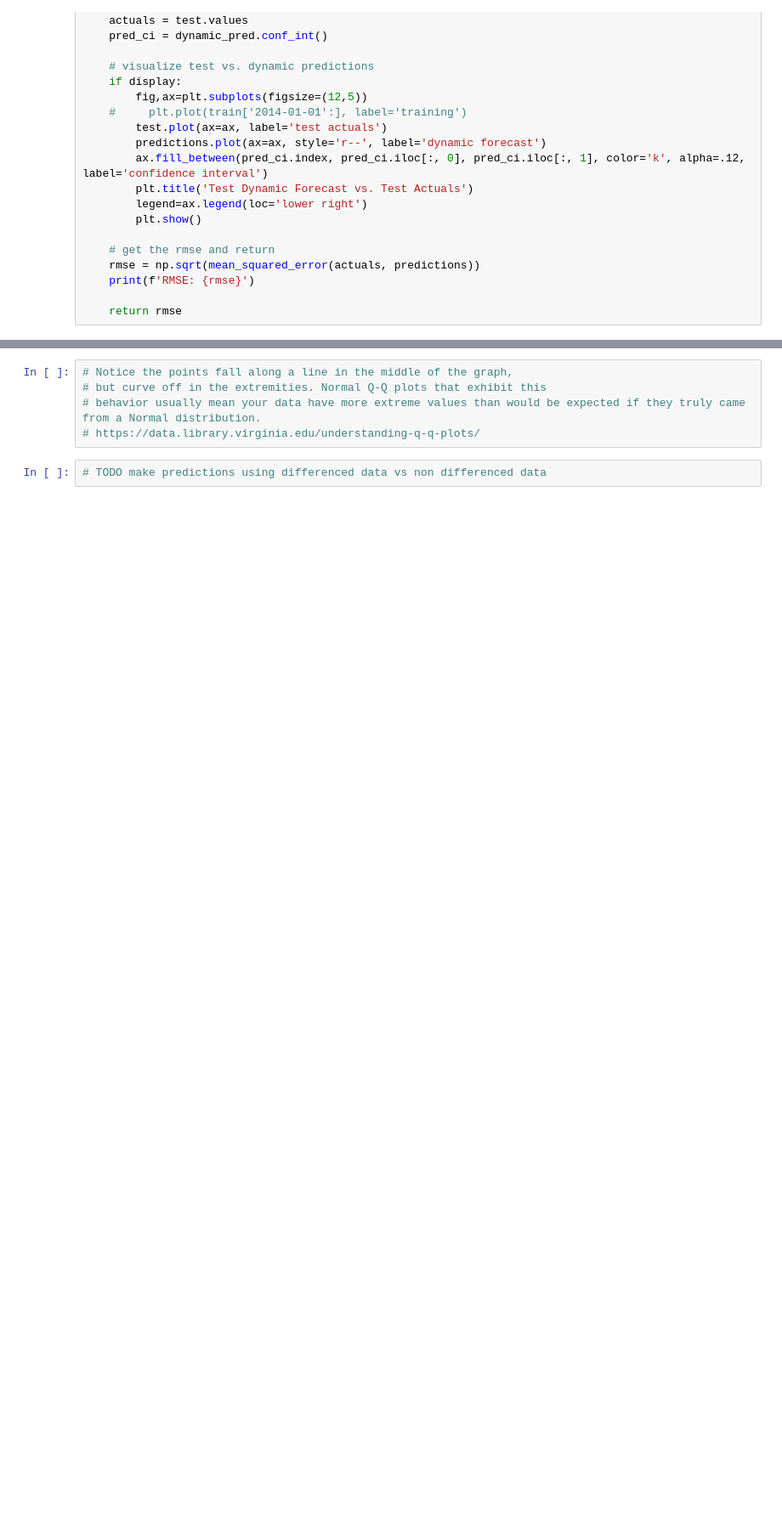
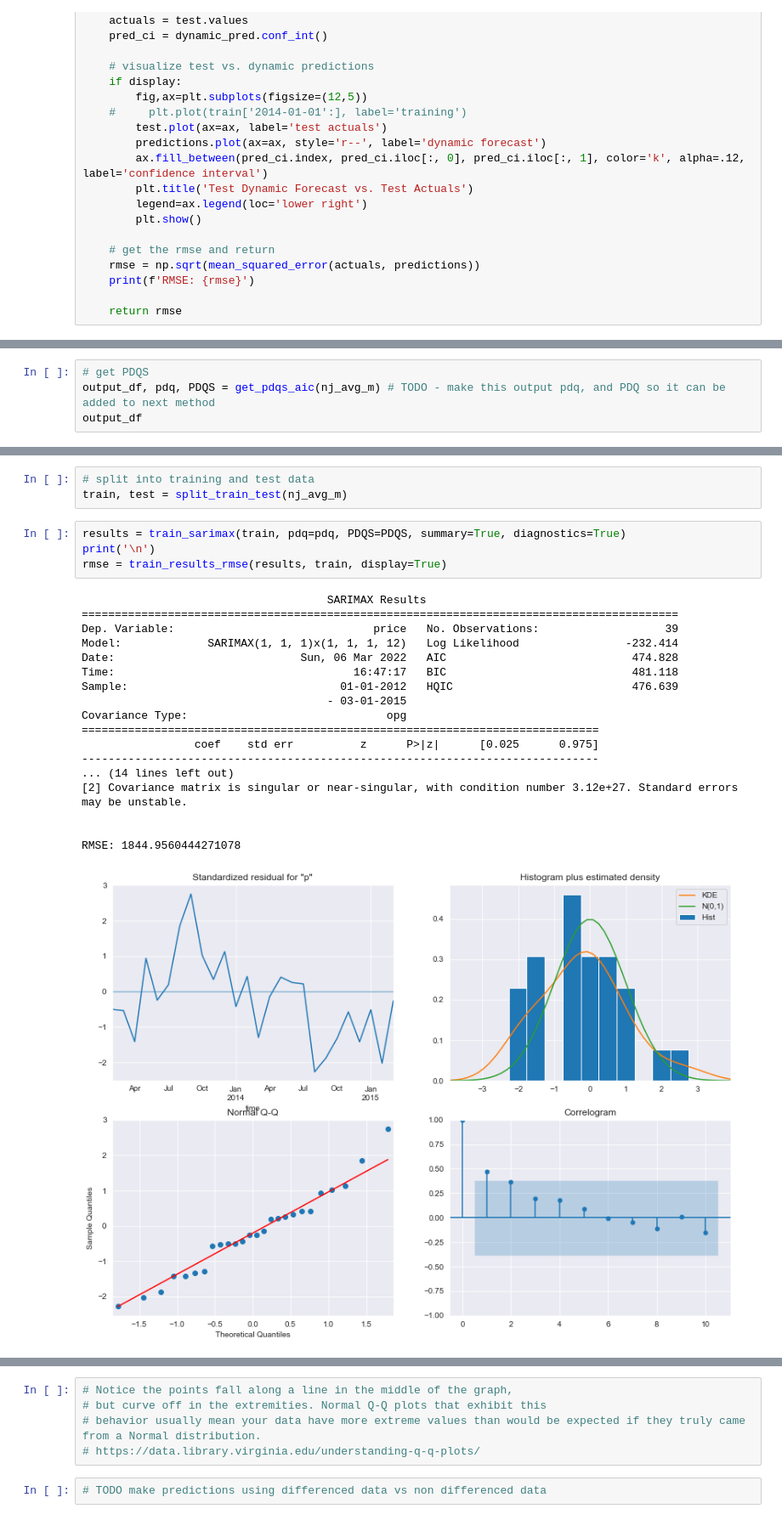
Before and after one commit to timpanon/zillow_forecasting, a Jupyter notebook: overall_nj.ipynb, the cells around one changed output, grey strips where cells are left out. Shown: that part at 85% size. Saved outputs shown, nothing was run; the diff lists cells and outputs as text; blank space fills up the shorter version.

```diff
--- a/overall_nj.ipynb
+++ b/overall_nj.ipynb
@@ -427,0 +331,4 @@ RMSE: 9400.345050242297
+# %%
+# get PDQS
+output_df, pdq, PDQS = get_pdqs_aic(nj_avg_m) # TODO - make this output pdq, and PDQ so it can be added to next method
+output_df
@@ -427,0 +349,26 @@ RMSE: 9400.345050242297
+# %%
+# split into training and test data
+train, test = split_train_test(nj_avg_m)
+# %%
+results = train_sarimax(train, pdq=pdq, PDQS=PDQS, summary=True, diagnostics=True)
+print('\n')
+rmse = train_results_rmse(results, train, display=True)
+# %% [output]
+                                     SARIMAX Results
+==========================================================================================
+Dep. Variable:                              price   No. Observations:                   39
+Model:             SARIMAX(1, 1, 1)x(1, 1, 1, 12)   Log Likelihood                -232.414
+Date:                            Sun, 06 Mar 2022   AIC                            474.828
+Time:                                    16:47:17   BIC                            481.118
+Sample:                                01-01-2012   HQIC                           476.639
+                                     - 03-01-2015
+Covariance Type:                              opg
+==============================================================================
+                 coef    std err          z      P>|z|      [0.025      0.975]
+------------------------------------------------------------------------------
+... (14 lines left out)
+[2] Covariance matrix is singular or near-singular, with condition number 3.12e+27. Standard errors may be unstable.
+
+
+RMSE: 1844.9560444271078
+[figure, added]
```
Also changed, not shown: parts of 41 cells of this notebook, 1 other file.
